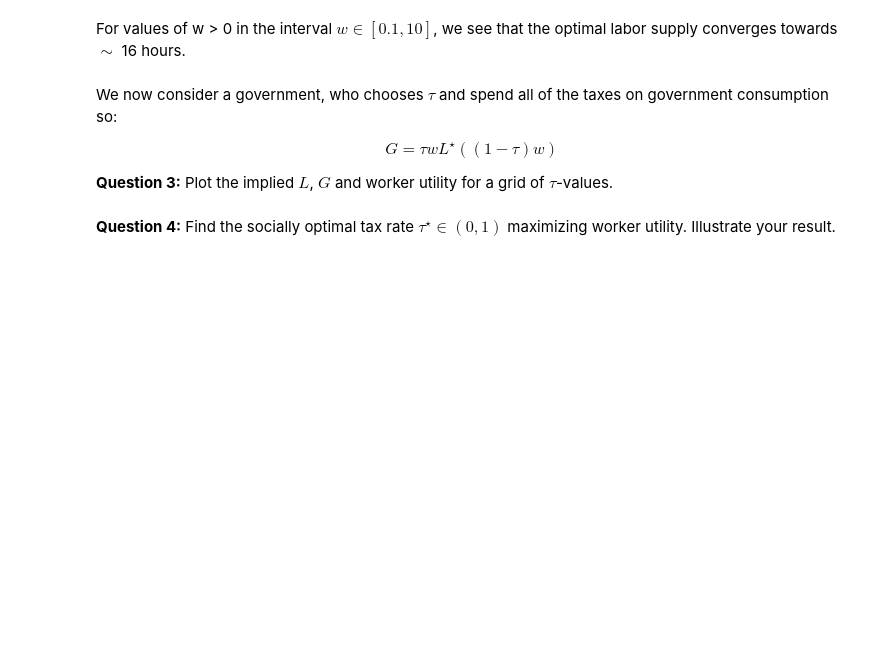
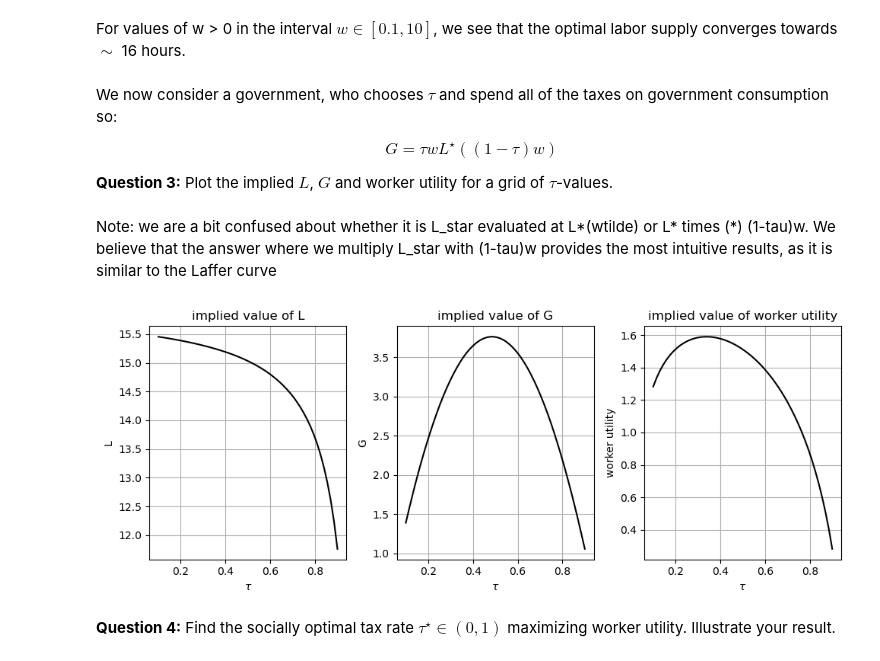
Before and after one commit to NumEconCopenhagen/projects-2023-helene-and-cecilie-class-3, a Jupyter notebook: exam/Exam-2023-notebook.ipynb, the cells around one changed output. Saved outputs shown, nothing was run; the diff lists cells and outputs as text; code cells hidden in the pictures; blank space fills up the shorter version.

```diff
--- a/exam/Exam-2023-notebook.ipynb
+++ b/exam/Exam-2023-notebook.ipynb
@@ -147,8 +135,8 @@ w_vec = np.linspace(0.1,10,100)
 # create vector of function values to plot
 L_plot = np.zeros(len(w_vec))
 # loop over different values of w
-for i, w in enumerate(w_vec):
-    L_plot[i] = L_star(kappa, alpha, nu, tau, w)
+for i, wage in enumerate(w_vec):
+    L_plot[i] = L_star(kappa, alpha, nu, tau, wage)
 # %%
 # create figure
 fig = plt.figure()
@@ -176,0 +165,2 @@ $$
+# %% [markdown]
+Note: we are a bit confused about whether it is L_star evaluated at L*(wtilde) or L* times (*) (1-tau)w. We believe that the answer where we multiply L_star with (1-tau)w provides the most intuitive results, as it is similar to the Laffer curve
@@ -177,3 +194,32 @@ $$
+# %%
+# create figure
+fig = plt.figure(figsize=(10, 4))
+
+# create plots
+ax1 = fig.add_subplot(1, 3, 1)
+ax1.plot(tau_vec, L_impl, color='black')
+ax1.set_ylabel('L')
+ax1.set_xlabel(r'$\tau$')
+ax1.grid()
+ax1.set_title('implied value of L')
+
+ax2 = fig.add_subplot(1, 3, 2)
+ax2.plot(tau_vec, G_impl, color='black')
+ax2.set_ylabel('G')
+ax2.set_xlabel(r'$\tau$')
+ax2.grid()
+ax2.set_title('implied value of G')
+
+ax3 = fig.add_subplot(1, 3, 3)
+ax3.plot(tau_vec, V_impl, color='black')
+ax3.set_ylabel('worker utility')
+ax3.set_xlabel(r'$\tau$')
+ax3.grid()
+ax3.set_title('implied value of worker utility')
+
+plt.tight_layout()
+# %% [output]
+[figure, added]
 # %% [markdown]
 **Question 4:** Find the socially optimal tax rate $\tau^{\star}\in(0,1)$ maximizing worker utility. Illustrate your result.
 # %%
```
Also changed, not shown: parts of 4 cells of this notebook.
